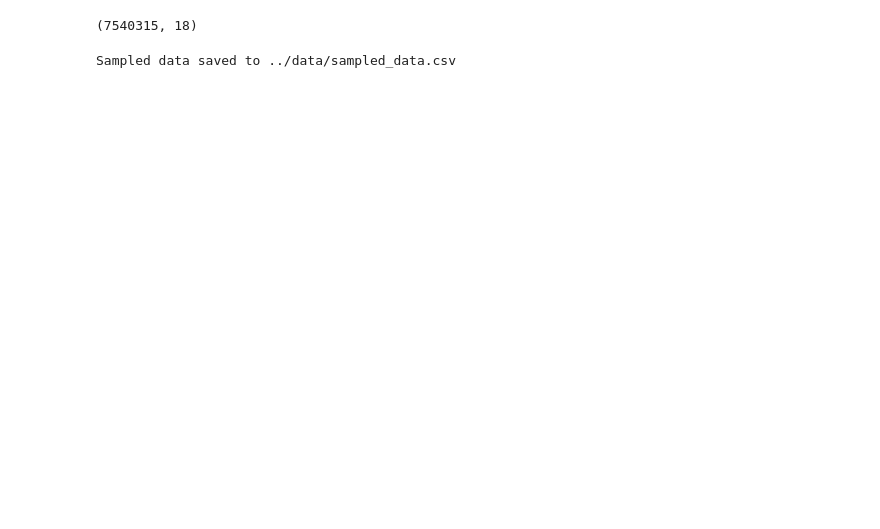
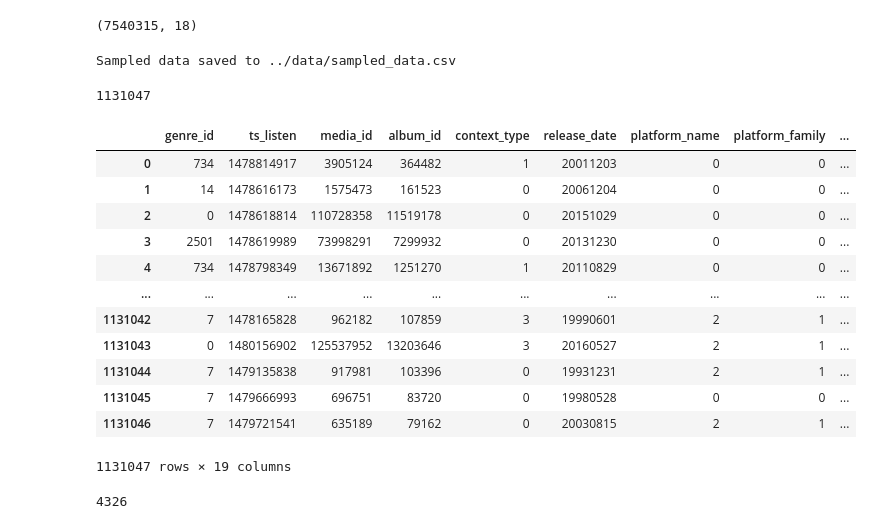
Before and after one commit to cmimholz/recommender-systems-project, a Jupyter notebook: notebooks/eda.ipynb, the cells around one changed output. Saved outputs shown, nothing was run; the diff lists cells and outputs as text; code cells hidden in the pictures; blank space fills up the shorter version.

Commit message:
finished recommender. smaller explanations might be missing

```diff
--- a/notebooks/eda.ipynb
+++ b/notebooks/eda.ipynb
@@ -448,3 +475,65 @@ sampled_data.to_csv(sampled_file_path, index=False)
 print(f'Sampled data saved to {sampled_file_path}')
 # %% [output]
 Sampled data saved to ../data/sampled_data.csv
+# %%
+import random
+#To create a smaller dataset (15% of the original) while ensuring that if a user is included, all songs listened to by that user are included
+
+# Assuming you already have your dataframe loaded as `data`
+# Let's first make sure that we have the correct size of the sample (15%)
+new_var = data
+total_rows = len(new_var)
+sample_size = int(total_rows * 0.15)
+
+# Shuffle the dataframe
+data = data.sample(frac=1, random_state=42).reset_index(drop=True)
+
+# Get the unique users to sample from
+unique_users = data['user_id'].unique()
+
+# Initialize the sampled dataframe and a set to track added users
+sampled_data_complete_user_songs = pd.DataFrame()
+added_users = set()
+
+# Continue sampling until the size of the sampled dataframe is 15% of the original
+while len(sampled_data_complete_user_songs) < sample_size:
+    # Randomly select a user that hasn't been added yet
+    user_id = random.choice(unique_users)
+
+    if user_id not in added_users:
+        # Get all the records for the selected user where the song was listened to (is_listened == 1)
+        user_songs = data[(data['user_id'] == user_id) & (data['is_listened'] == 1)]
+
+        # Only add the user's songs if there are any that match the condition
+        if not user_songs.empty:
+            # Append the user's data to the sampled dataframe
+            sampled_data_complete_user_songs = pd.concat([sampled_data_complete_user_songs, user_songs])
+
+        # Mark this user as added
+        added_users.add(user_id)
+
+# If the sampled dataframe exceeds the desired size, trim it down
+sampled_data_complete_user_songs = sampled_data_complete_user_songs.head(sample_size)
+
+# Reset the index of the sampled dataframe
+sampled_data_complete_user_songs = sampled_data_complete_user_songs.reset_index(drop=True)
+# %%
+len(sampled_data_complete_user_songs)
+# %% [output]
+1131047
+# %%
+sampled_data_complete_user_songs
+# %% [output]
+|  | genre_id | ts_listen | media_id | album_id | context_type | release_date | platform_name | platform_family | ... |
+| 0 | 734 | 1478814917 | 3905124 | 364482 | 1 | 20011203 | 0 | 0 | ... |
+| 1 | 14 | 1478616173 | 1575473 | 161523 | 0 | 20061204 | 0 | 0 | ... |
+| 2 | 0 | 1478618814 | 110728358 | 11519178 | 0 | 20151029 | 0 | 0 | ... |
+| 3 | 2501 | 1478619989 | 73998291 | 7299932 | 0 | 20131230 | 0 | 0 | ... |
+| 4 | 734 | 1478798349 | 13671892 | 1251270 | 1 | 20110829 | 0 | 0 | ... |
+| ... | ... | ... | ... | ... | ... | ... | ... | ... | ... |
+| 1131042 | 7 | 1478165828 | 962182 | 107859 | 3 | 19990601 | 2 | 1 | ... |
+| 1131043 | 0 | 1480156902 | 125537952 | 13203646 | 3 | 20160527 | 2 | 1 | ... |
+| 1131044 | 7 | 1479135838 | 917981 | 103396 | 0 | 19931231 | 2 | 1 | ... |
+| 1131045 | 7 | 1479666993 | 696751 | 83720 | 0 | 19980528 | 0 | 0 | ... |
+| 1131046 | 7 | 1479721541 | 635189 | 79162 | 0 | 20030815 | 2 | 1 | ... |
+1131047 rows × 19 columns
@@ -450,0 +560,4 @@ Sampled data saved to ../data/sampled_data.csv
+# %%
+len(added_users)
+# %% [output]
+4326
```
Also changed, not shown: parts of 26 cells of this notebook, 6 other files.
